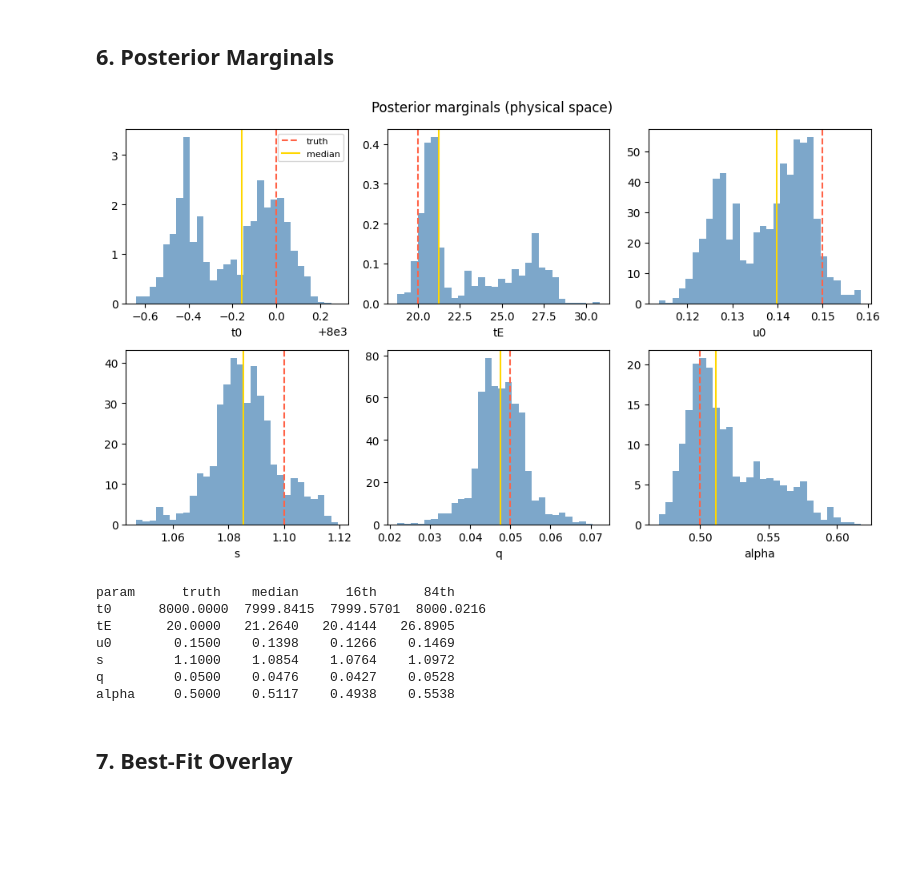
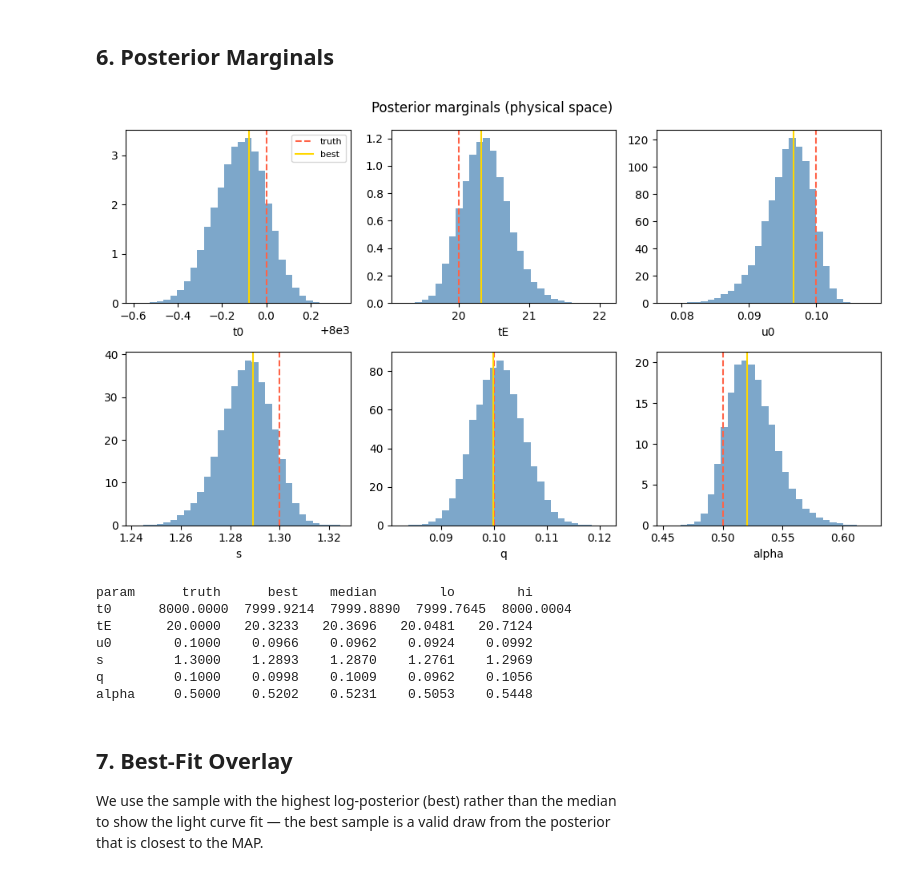
Before and after one commit to NunotaKansuke/lcbinint, a Jupyter notebook: example/sampler/sampler_quickstart.ipynb, the cells around one changed output. Cells and saved outputs as stored; diff of their text form; code cells hidden in the pictures; blank space fills up the shorter version.

```diff
--- a/example/sampler/sampler_quickstart.ipynb
+++ b/example/sampler/sampler_quickstart.ipynb
@@ -34,20 +39,19 @@ lcbinint: /rogue1_8/nunota/lcbinint/build/lcbinint/__init__.py
 rng = np.random.default_rng(42)
 
 # Ground-truth parameters
-TRUE = dict(t0=8000.0, tE=20.0, u0=0.15, s=1.1, q=0.05, alpha=0.5)
+TRUE = dict(t0=8000.0, tE=20.0, u0=0.10, s=1.3, q=0.10, alpha=0.5)
 Fs_true, Fb_true, sigma = 1000.0, 50.0, 30.0
 
-times = np.sort(rng.uniform(TRUE["t0"] - 25, TRUE["t0"] + 25, 50))
+times    = np.sort(rng.uniform(TRUE["t0"] - 25, TRUE["t0"] + 25, 50))
 lc_ref   = lci.lc.LightCurve()
 mag_true = lc_ref(times, **TRUE)
-flux_true = Fs_true * mag_true + Fb_true
-flux_obs  = flux_true + rng.normal(0, sigma, len(times))
-flux_err  = np.full(len(times), sigma)
+flux_obs = Fs_true * mag_true + Fb_true + rng.normal(0, sigma, len(times))
+flux_err = np.full(len(times), sigma)
 
 t_dense = np.linspace(times[0], times[-1], 400)
 fig, ax = plt.subplots(figsize=(8, 3))
-ax.errorbar(times, flux_obs, flux_err, fmt=".", ms=4, color="steelblue",
-            ecolor="lightblue", label="data", zorder=3)
+ax.errorbar(times, flux_obs, flux_err, fmt=".", ms=4,
+            color="steelblue", ecolor="lightblue", label="data", zorder=3)
 ax.plot(t_dense, Fs_true * lc_ref(t_dense, **TRUE) + Fb_true,
         color="tomato", lw=1.5, label="true model")
 ax.set(xlabel="time [HJD]", ylabel="flux", title="Synthetic binary lens light curve")
@@ -55,4 +59,5 @@ ax.legend()
 plt.tight_layout()
 plt.show()
 print("True parameters:", TRUE)
+print(f"Peak magnification: {mag_true.max():.2f}")
 # %% [output]
@@ -125,8 +132,13 @@ This gives a well-scaled starting distribution with no manual tuning.
 # %%
-opts  = lci.SamplerOptions(nwalkers=32, log_every=50, auto_stop=False)
-chain = lci.run_sampler(model, nsteps=300, burnin=100,
+opts  = lci.SamplerOptions(nwalkers=32, log_every=500, auto_stop=False)
+chain = lci.run_sampler(model, nsteps=4000, burnin=500,
                         start=res_map, hessian_init=True, options=opts)
 
 print(chain)
-print(f"Acceptance fraction: {chain.acceptance_fraction:.3f}  (ideal ≈ 0.2–0.4)")
+print(f"Acceptance fraction: {chain.acceptance_fraction:.3f}  (ideal ≈ 0.2–0.5)")
+
+taus = chain.tau()
+tau_max = max(taus)
+print(f"Autocorrelation times: {dict(zip(chain.param_names, [f'{v:.0f}' for v in taus]))}")
+print(f"nsteps / tau_max = {4000 / tau_max:.1f}  (need > 50 for full convergence)")
 # %% [output]
@@ -167,33 +182,39 @@ plt.show()
 ## 6. Posterior Marginals
 # %%
 samples_phys = chain.samples   # (nsteps × nwalkers, ndim) — physical space
+flat_lp      = chain.flat_log_prob
+best_idx     = int(np.argmax(flat_lp))
+best_phys    = samples_phys[best_idx]
 
 fig, axes = plt.subplots(2, 3, figsize=(10, 6))
 for i, (ax, lbl, tv) in enumerate(zip(axes.flat, labels, true_vals)):
     ax.hist(samples_phys[:, i], bins=30, color="steelblue", alpha=0.7, density=True)
-    ax.axvline(tv,                     color="tomato", lw=1.5, ls="--", label="truth")
-    ax.axvline(np.median(samples_phys[:, i]), color="gold", lw=1.5, label="median")
+    ax.axvline(tv,           color="tomato", lw=1.5, ls="--", label="truth")
+    ax.axvline(best_phys[i], color="gold",   lw=1.5, ls="-",  label="best")
     ax.set_xlabel(lbl)
     if i == 0:
         ax.legend(fontsize=8)
-
 plt.suptitle("Posterior marginals (physical space)")
 plt.tight_layout()
 plt.show()
 
-print(f"{'param':6s}  {'truth':>8s}  {'median':>8s}  {'16th':>8s}  {'84th':>8s}")
-for lbl, tv in zip(labels, true_vals):
+print(f"{'param':6s}  {'truth':>8s}  {'best':>8s}  {'median':>8s}  {'lo':>8s}  {'hi':>8s}")
+for i, (lbl, tv) in enumerate(zip(labels, true_vals)):
     s = chain.summary()[lbl]
-    print(f"{lbl:6s}  {tv:8.4f}  {s['median']:8.4f}  {s['lo']:8.4f}  {s['hi']:8.4f}")
+    print(f"{lbl:6s}  {tv:8.4f}  {best_phys[i]:8.4f}  {s['median']:8.4f}  {s['lo']:8.4f}  {s['hi']:8.4f}")
 # %% [output]
-[figure, old version]
+[figure, new version]
-param      truth    median      16th      84th
-t0      8000.0000  7999.8415  7999.5701  8000.0216
-tE       20.0000   21.2640   20.4144   26.8905
-u0        0.1500    0.1398    0.1266    0.1469
-s         1.1000    1.0854    1.0764    1.0972
-q         0.0500    0.0476    0.0427    0.0528
-alpha     0.5000    0.5117    0.4938    0.5538
+param      truth      best    median        lo        hi
+t0      8000.0000  7999.9214  7999.8890  7999.7645  8000.0004
+tE       20.0000   20.3233   20.3696   20.0481   20.7124
+u0        0.1000    0.0966    0.0962    0.0924    0.0992
+s         1.3000    1.2893    1.2870    1.2761    1.2969
+q         0.1000    0.0998    0.1009    0.0962    0.1056
+alpha     0.5000    0.5202    0.5231    0.5053    0.5448
-# %% [markdown]
-## 7. Best-Fit Overlay
+# %% [markdown]
+## 7. Best-Fit Overlay
+
+We use the sample with the highest log-posterior (best) rather than the median
+to show the light curve fit — the best sample is a valid draw from the posterior
+that is closest to the MAP.
 # %%
```
Also changed, not shown: parts of 10 cells of this notebook.
